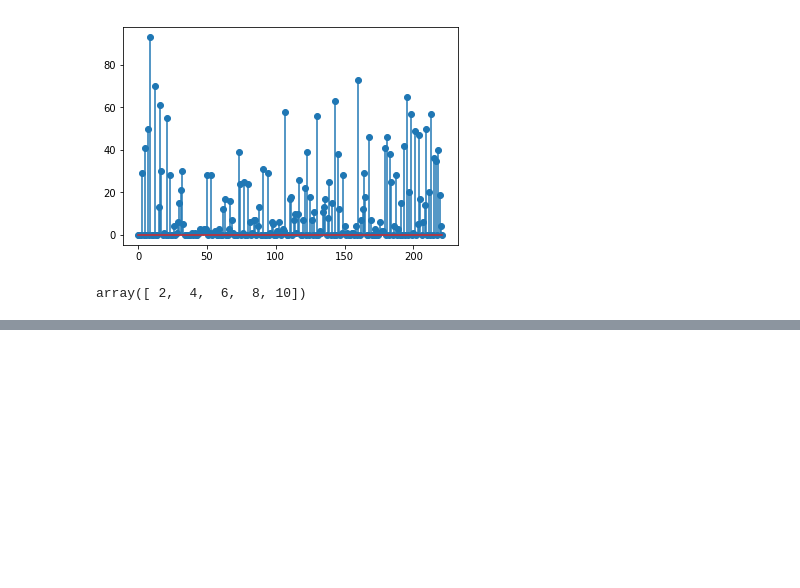
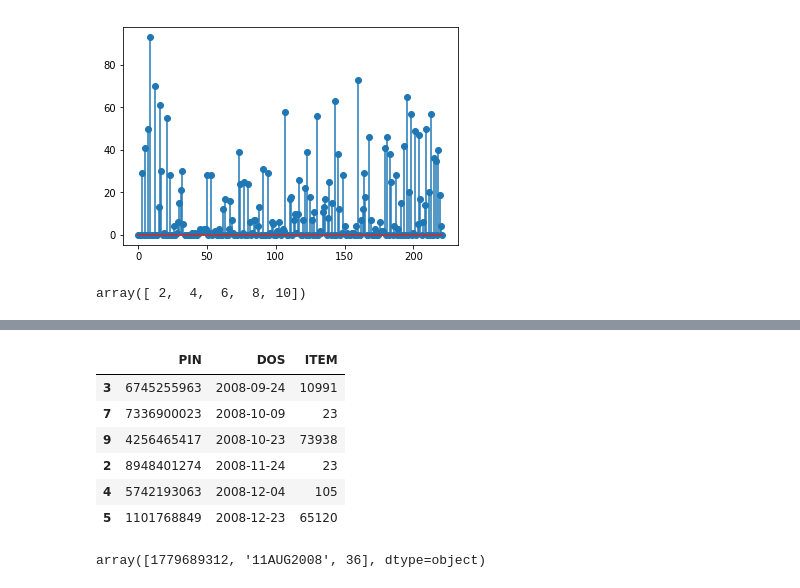
Before and after one commit to samuelefiorini/tangle, a Jupyter notebook: notebooks/dev.ipynb, the cells around one changed output, grey strips where cells are left out. Saved outputs shown, nothing was run; the diff lists cells and outputs as text; code cells hidden in the pictures; blank space fills up the shorter version.

```diff
--- a/notebooks/dev.ipynb
+++ b/notebooks/dev.ipynb
@@ -300,0 +301,3 @@ del dd
+# %%
+date = dd['DOS'].values[3]
+date
@@ -300,0 +306,14 @@ del dd
+# %%
+dd[dd['DOS'] > date]
+# %% [output]
+|  | PIN | DOS | ITEM |
+| 3 | 6745255963 | 2008-09-24 | 10991 |
+| 7 | 7336900023 | 2008-10-09 | 23 |
+| 9 | 4256465417 | 2008-10-23 | 73938 |
+| 2 | 8948401274 | 2008-11-24 | 23 |
+| 4 | 5742193063 | 2008-12-04 | 105 |
+| 5 | 1101768849 | 2008-12-23 | 65120 |
+# %%
+dd.values[0]
+# %% [output]
+array([1779689312, '11AUG2008', 36], dtype=object)
```
Also changed, not shown: parts of 6 cells of this notebook, 4 other files.
